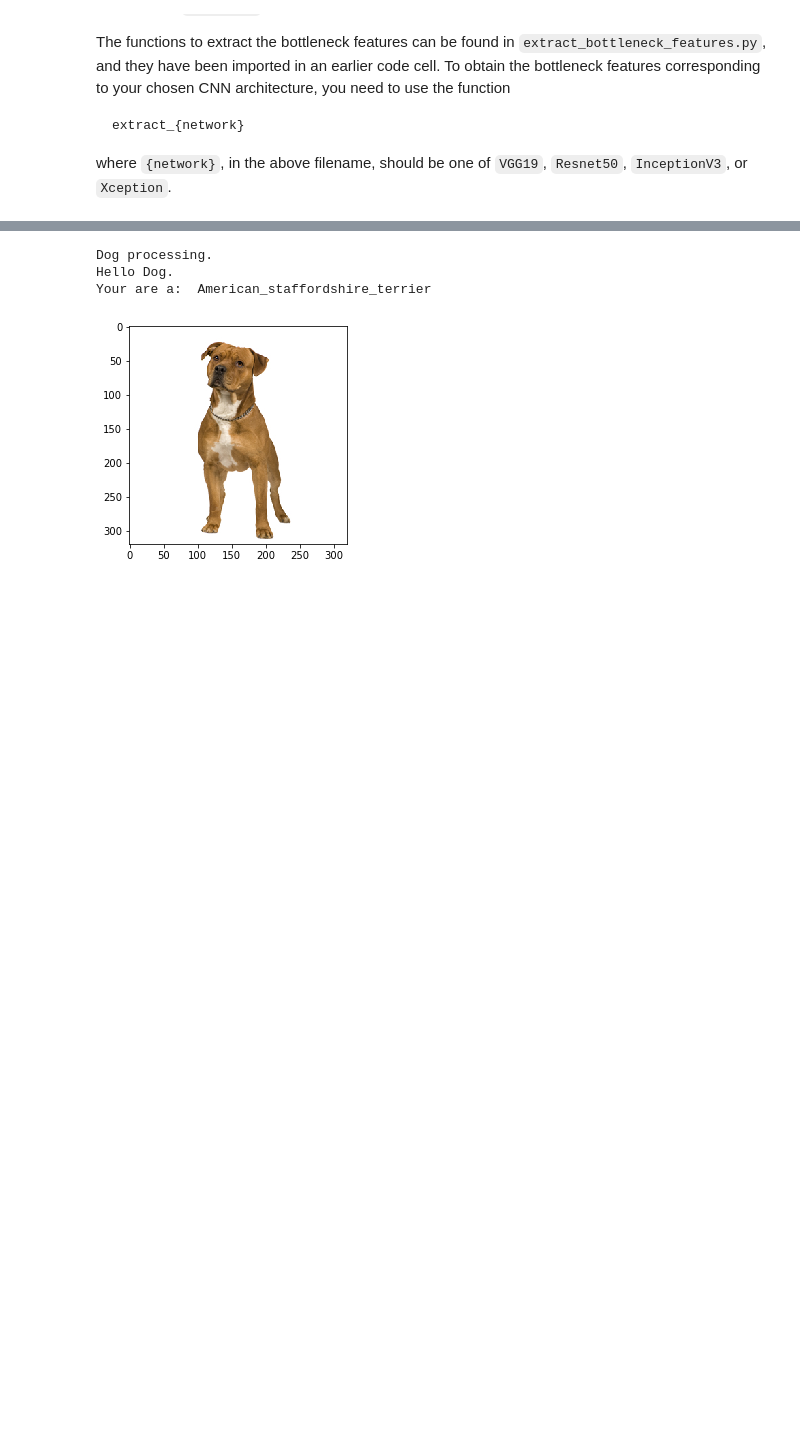
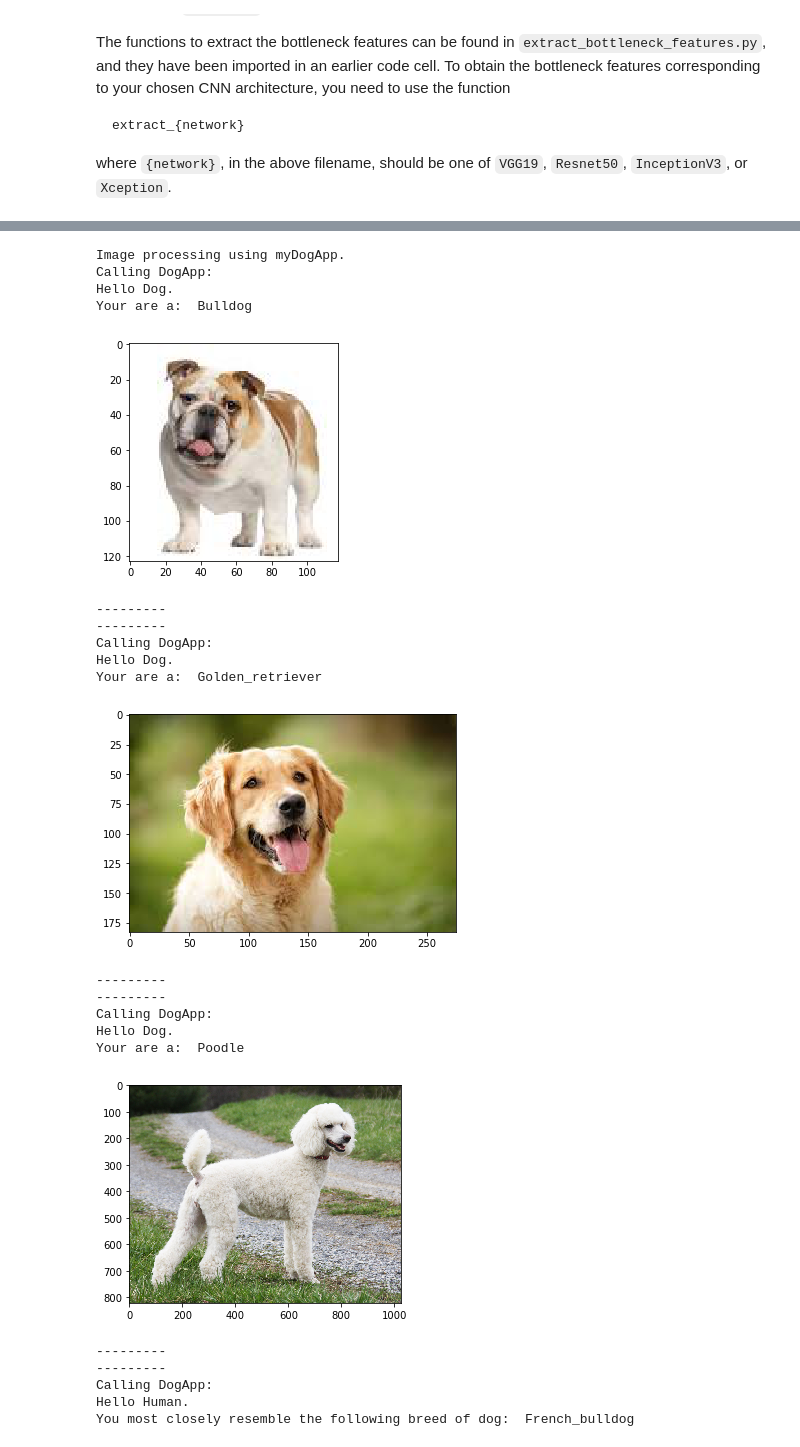
Before and after one commit to td2014/dog-project, a Jupyter notebook: dog_app.ipynb, the cells around one changed output, grey strips where cells are left out. Drawn from its saved outputs; the diff is of its cells as text; code cells hidden in the pictures; blank space fills up the shorter version.

```diff
--- a/dog_app.ipynb
+++ b/dog_app.ipynb
@@ -815,33 +815,52 @@ Points of Possible Improvement:
 # %%
 ## TODO: Execute your algorithm from Step 6 on
 ## at least 6 images on your computer.
 ## Feel free to use as many code cells as needed.
 import cv2
 import matplotlib.pyplot as plt
 %matplotlib inline
 
-# Load some example data
-human_files_very_short = human_files[:5]
-dog_files_very_short = train_files[:5]
+print('Image processing using myDogApp.')
 
-##print('Human processing.')
-##img_path= human_files_very_short[1]
-##result = my_dog_app(img_path)
-##img = cv2.imread(img_path)
-##print()
-print('Dog processing.')
-img_path= dog_files_very_short[3]
-result = my_dog_app(img_path)
+# input data that I got from the internet.
+pathRoot = './newImages/'
+testFiles = ['bulldog1.jpeg', 'golden_retriever1.jpeg', 'poodle1.jpg', 'man1.jpeg', 'man2.jpeg', 'man3.jpeg', 'car1.jpg']
 
-img = cv2.imread(img_path)
+for fileToTest in range(len(testFiles)):
+   img_path = pathRoot + testFiles[fileToTest]
+# Call classifcation application.
+   print('Calling DogApp:')
+   result = my_dog_app(img_path)
+
+# Load and display images.
+   img = cv2.imread(img_path)
 # convert BGR image to RGB for plotting
-cv_rgb = cv2.cvtColor(img, cv2.COLOR_BGR2RGB)
-
+   cv_rgb = cv2.cvtColor(img, cv2.COLOR_BGR2RGB)
 # display the image
-plt.imshow(cv_rgb)
-plt.show()
+   plt.imshow(cv_rgb)
+   plt.show()
+   print('---------')
+   print('---------')
 # %% [output]
-Dog processing.
+Image processing using myDogApp.
+Calling DogApp:
 Hello Dog.
-Your are a:  American_staffordshire_terrier
+Your are a:  Bulldog
-[figure, old version]
+[figure, new version]
+---------
+---------
+Calling DogApp:
+Hello Dog.
+Your are a:  Golden_retriever
+[figure, added]
+---------
+---------
+Calling DogApp:
+Hello Dog.
+Your are a:  Poodle
+[figure, added]
+---------
+---------
+Calling DogApp:
+Hello Human.
+You most closely resemble the following breed of dog:  French_bulldog
```
Also changed, not shown: parts of 2 cells of this notebook.
